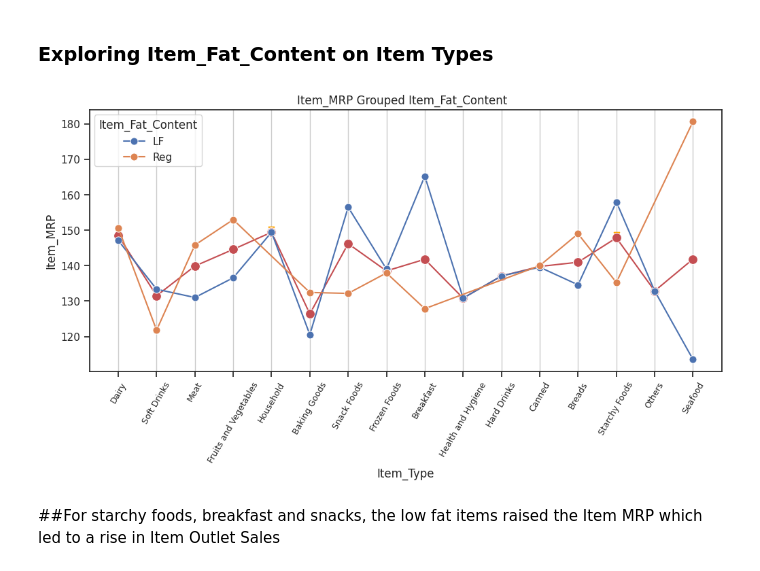
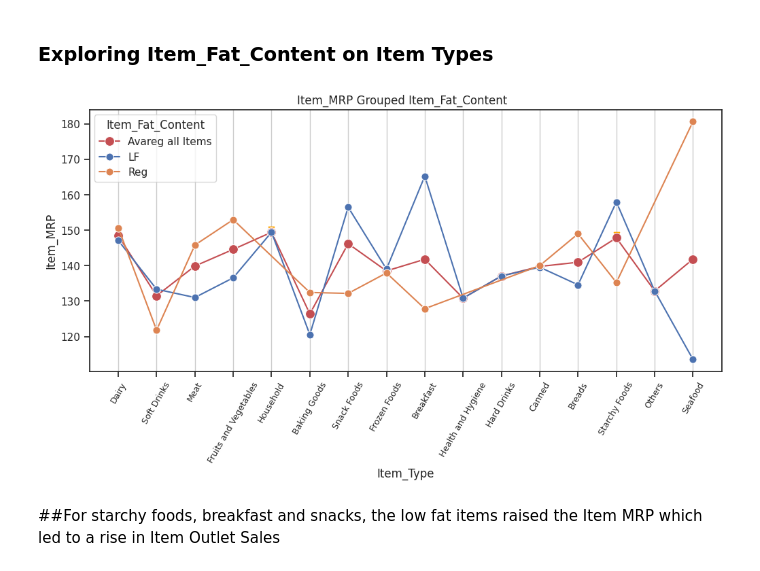
Before and after one commit to DButmeh/-Sales-Prediction-Project, a Jupyter notebook: Project_1_Part_2_(Core).ipynb, the cells around one changed output. Drawn from its saved outputs; the diff is of its cells as text; code cells hidden in the pictures.

```diff
--- a/Project_1_Part_2_(Core).ipynb
+++ b/Project_1_Part_2_(Core).ipynb
@@ -218,20 +218,20 @@ fig.savefig('SavedPlot.png', dpi = 300)
 # %%
 # linelot of Item_Outlet_Sales vs.Outlet_Identifier
 plt.figure(figsize=(12, 5))
-ax= sns.lineplot(data=df,x="Item_Type",y="Item_MRP",errorbar=None,c ='r', marker = 'o', markersize = 10);
+ax= sns.lineplot(data=df,x="Item_Type",y="Item_MRP",errorbar=None,c ='r', marker = 'o', markersize = 10, label="Avareg all Items");
 ax= sns.lineplot(data=df,x="Item_Type",y="Item_MRP",errorbar=None,c ='b', marker = 'o', markersize = 8,hue=	"Item_Fat_Content");
 ax.set(title="Item_MRP Grouped Item_Fat_Content  ");
 ax.tick_params("x", labelrotation=60,labelsize= 9)
 ax.grid(axis = 'x');
 x=['Dairy','Household','Starchy Foods']
 y=[149.3,150.3, 148.6]
 # using a point '.' marker
 plt.scatter(x,y, marker ='v',c="orange")
 plt.show()
 fig.tight_layout()
 fig.savefig('SavedPlot.png', dpi = 300)
 # %% [output]
-[figure, old version]
+[figure, new version]
 # %% [markdown]
 ##For starchy foods, breakfast and snacks, the low fat items raised the Item MRP which led to a rise in Item Outlet Sales
 # %% [markdown]
```
Also changed, not shown: parts of 1 cell of this notebook.
